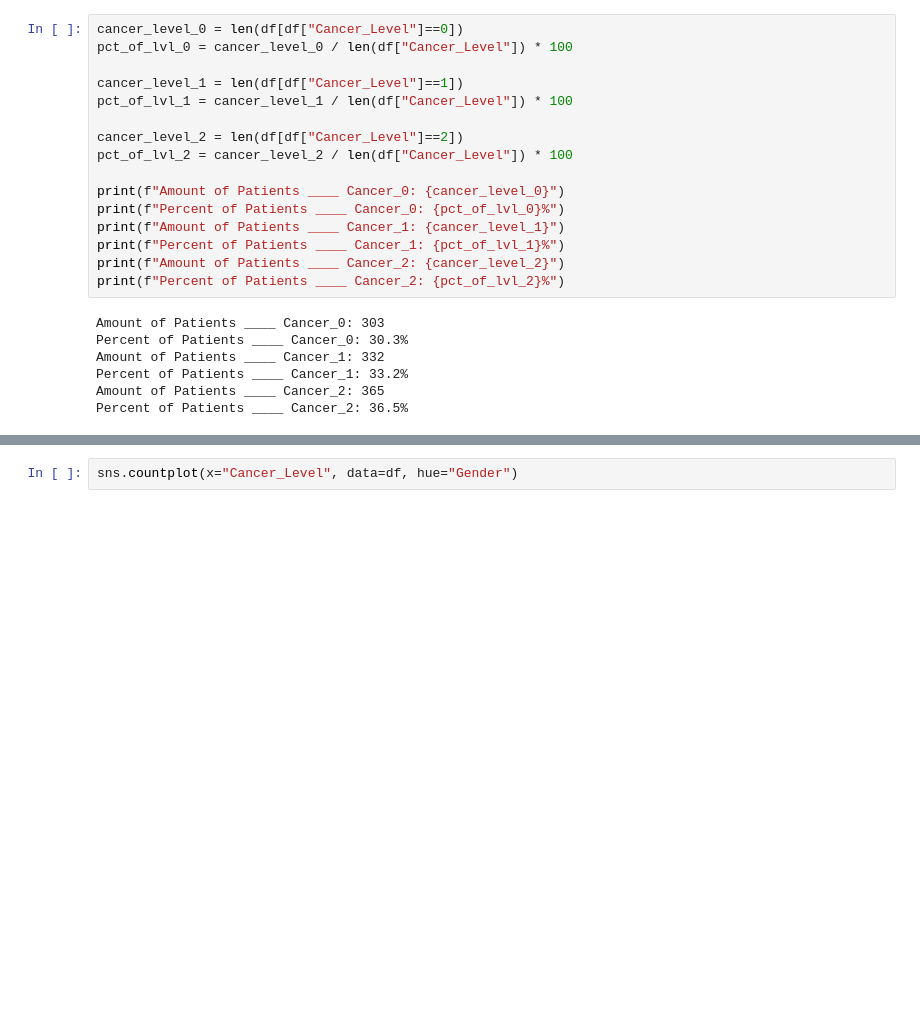
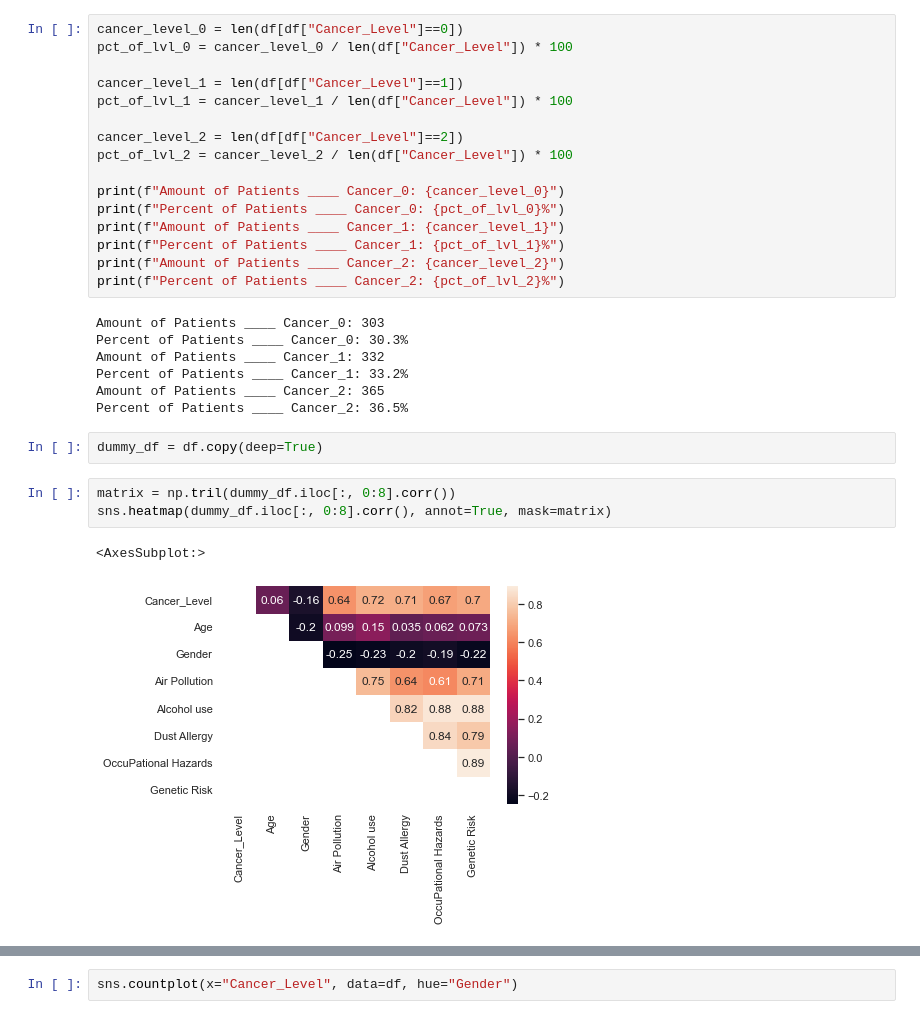
Before and after one commit to Cabone01/Lung-Cancer-Predictions, a Jupyter notebook: Notebooks/Supervised.ipynb, the cells around one changed output, grey strips where cells are left out. Drawn from its saved outputs; the diff is of its cells as text; blank space fills up the shorter version.

```diff
--- a/Notebooks/Supervised.ipynb
+++ b/Notebooks/Supervised.ipynb
@@ -46,3 +50,11 @@ Amount of Patients ____ Cancer_1: 332
 Percent of Patients ____ Cancer_1: 33.2%
 Amount of Patients ____ Cancer_2: 365
 Percent of Patients ____ Cancer_2: 36.5%
+# %%
+dummy_df = df.copy(deep=True)
+# %%
+matrix = np.tril(dummy_df.iloc[:, 0:8].corr())
+sns.heatmap(dummy_df.iloc[:, 0:8].corr(), annot=True, mask=matrix)
+# %% [output]
+<AxesSubplot:>
+[figure, added]
```
Also changed, not shown: parts of 14 cells of this notebook.
